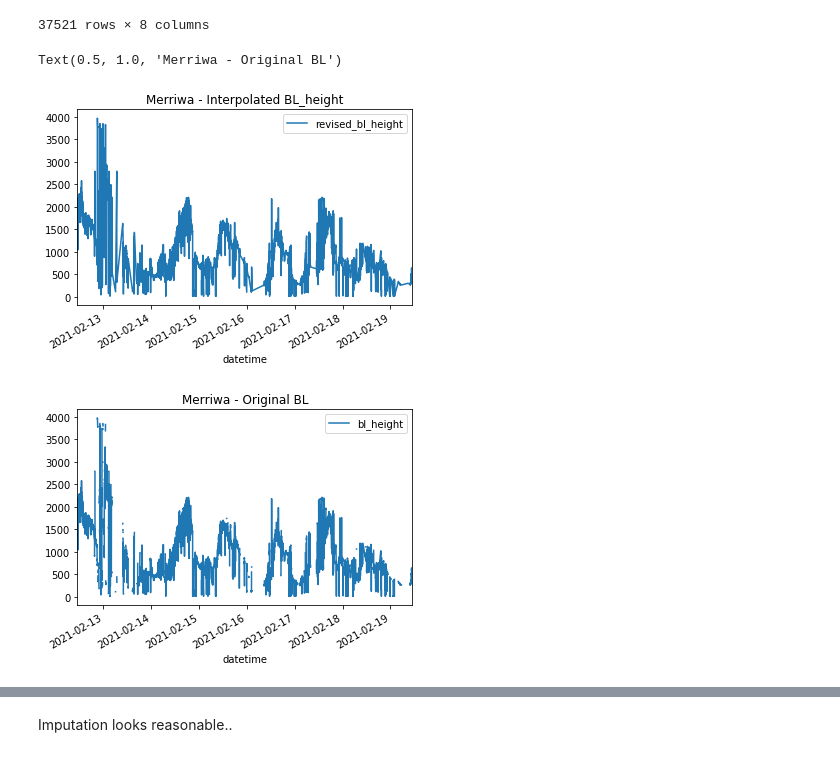
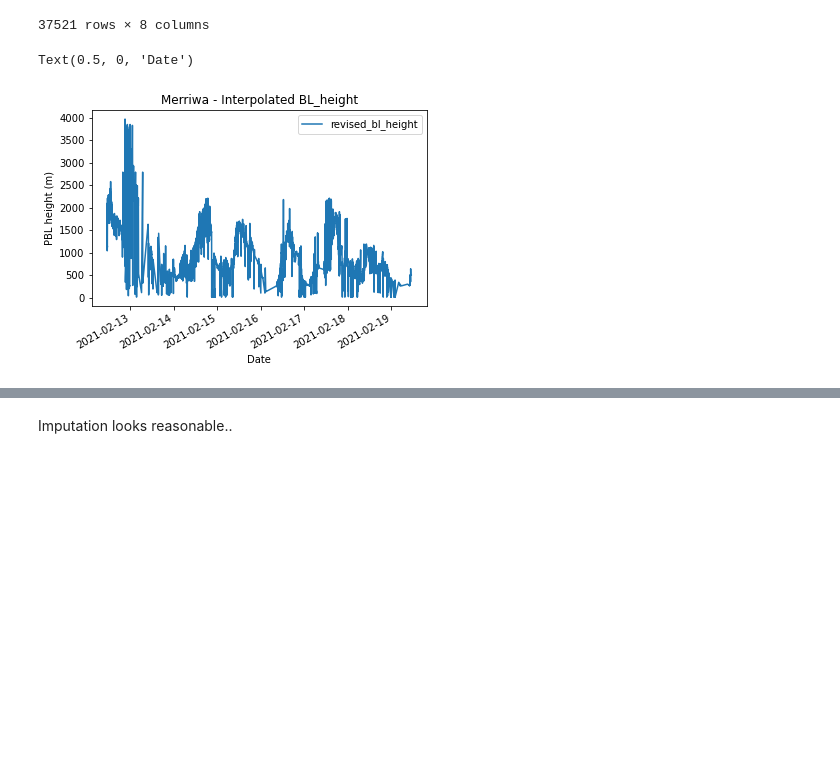
Before and after one commit to LlahsivK/group-18, a Jupyter notebook: Analysis 1 - Comparing CL51 vs CTM.ipynb, the cells around one changed output, grey strips where cells are left out. Cells and saved outputs as stored; diff of their text form; code cells hidden in the pictures; blank space fills up the shorter version.

```diff
--- a/Analysis 1 - Comparing CL51 vs CTM.ipynb
+++ b/Analysis 1 - Comparing CL51 vs CTM.ipynb
@@ -119,12 +125,10 @@ cl51_df_lidcombe
 # %%
 #Raw visualisation
 
 cl51_df_merriwa.plot(y = ['revised_bl_height'])
 plt.title('Merriwa - Interpolated BL_height')
-
-cl51_df_merriwa.plot(y = ['bl_height'])
-plt.title('Merriwa - Original BL')
+plt.ylabel('PBL height (m)')
+plt.xlabel('Date')
 # %% [output]
-Text(0.5, 1.0, 'Merriwa - Original BL')
+Text(0.5, 0, 'Date')
-[figure, old version]
+[figure, new version]
-[figure, removed]
```
Also changed, not shown: parts of 19 cells of this notebook.
